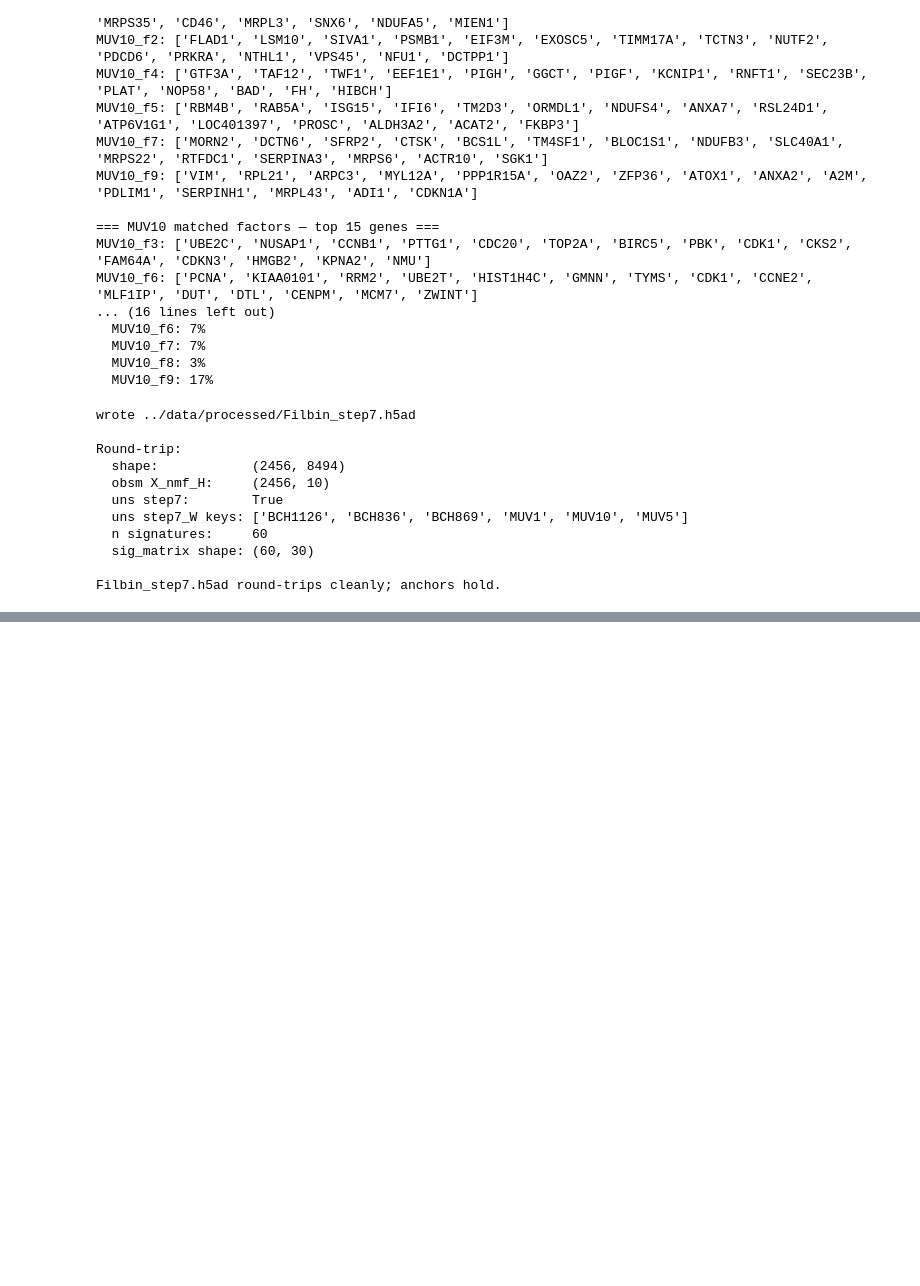
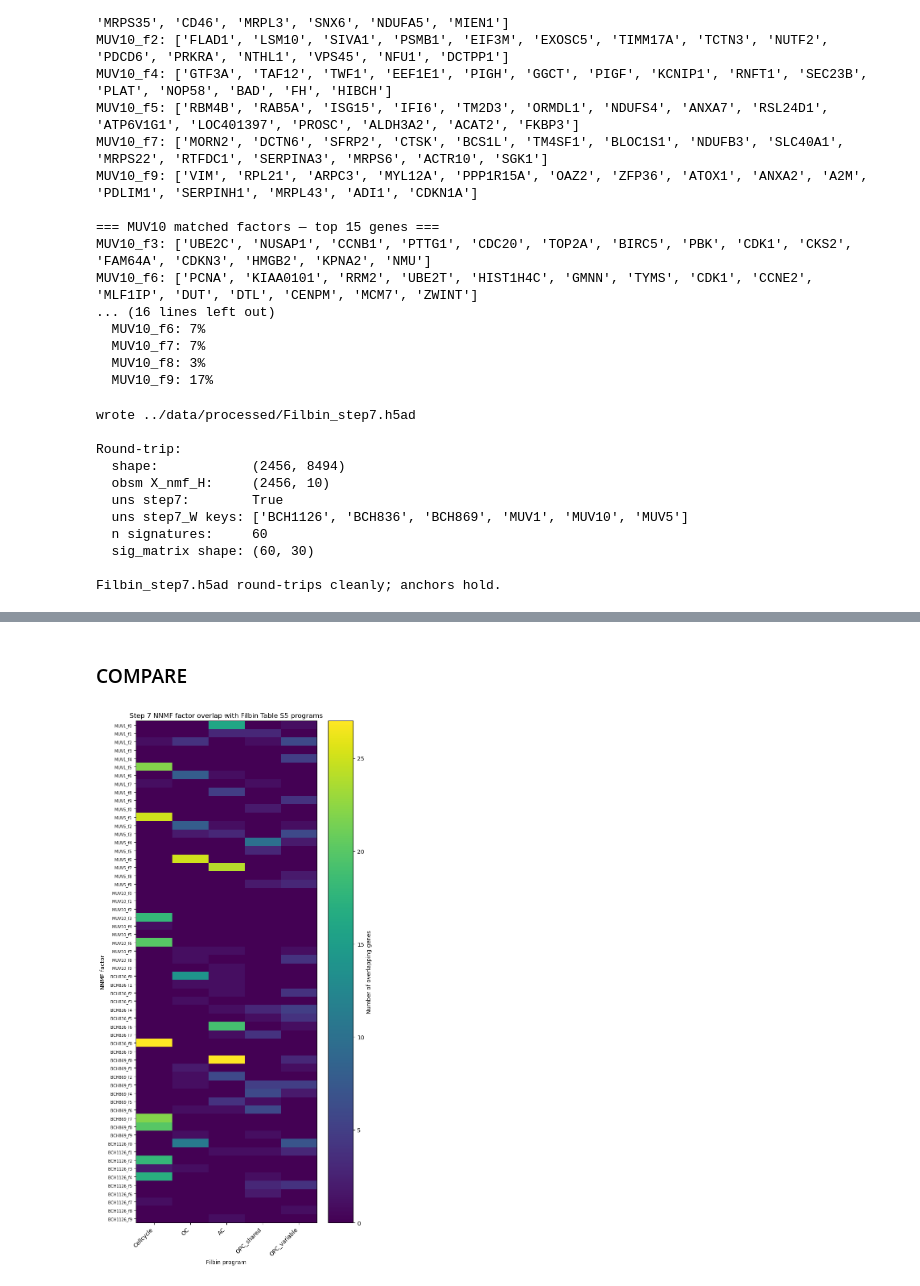
Before and after one commit to kianinsilico/masters_thesis, a Jupyter notebook: pyScript/step7_notebook.ipynb, the cells around one changed output, grey strips where cells are left out. Saved outputs shown, nothing was run; the diff lists cells and outputs as text; code cells hidden in the pictures; blank space fills up the shorter version.

```diff
--- a/pyScript/step7_notebook.ipynb
+++ b/pyScript/step7_notebook.ipynb
@@ -506,0 +567,29 @@ Filbin_step7.h5ad round-trips cleanly; anchors hold.
+# %% [markdown]
+### COMPARE
+# %%
+import numpy as np
+import pandas as pd
+import matplotlib.pyplot as plt
+
+plot_df = overlap[prog_names].copy()
+
+fig, ax = plt.subplots(figsize=(7, 14))
+im = ax.imshow(plot_df.values, aspect="auto")
+
+ax.set_xticks(np.arange(len(plot_df.columns)))
+ax.set_xticklabels(plot_df.columns, rotation=45, ha="right")
+
+ax.set_yticks(np.arange(len(plot_df.index)))
+ax.set_yticklabels(plot_df.index, fontsize=7)
+
+ax.set_title("Step 7 NNMF factor overlap with Filbin Table S5 programs")
+ax.set_xlabel("Filbin program")
+ax.set_ylabel("NNMF factor")
+
+cbar = plt.colorbar(im, ax=ax)
+cbar.set_label("Number of overlapping genes")
+
+plt.tight_layout()
+plt.show()
+# %% [output]
+[figure, added]
```
Also changed, not shown: parts of 10 cells of this notebook.
